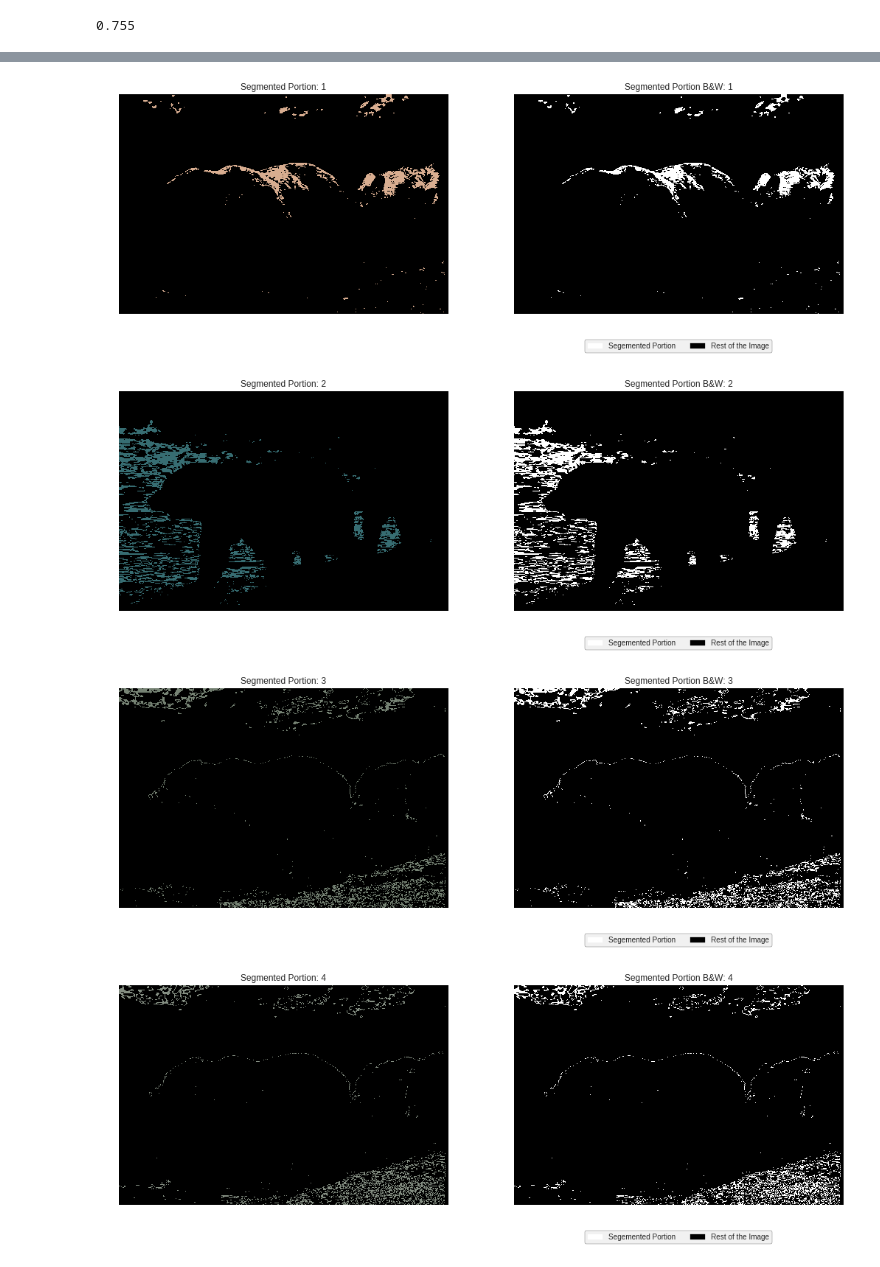
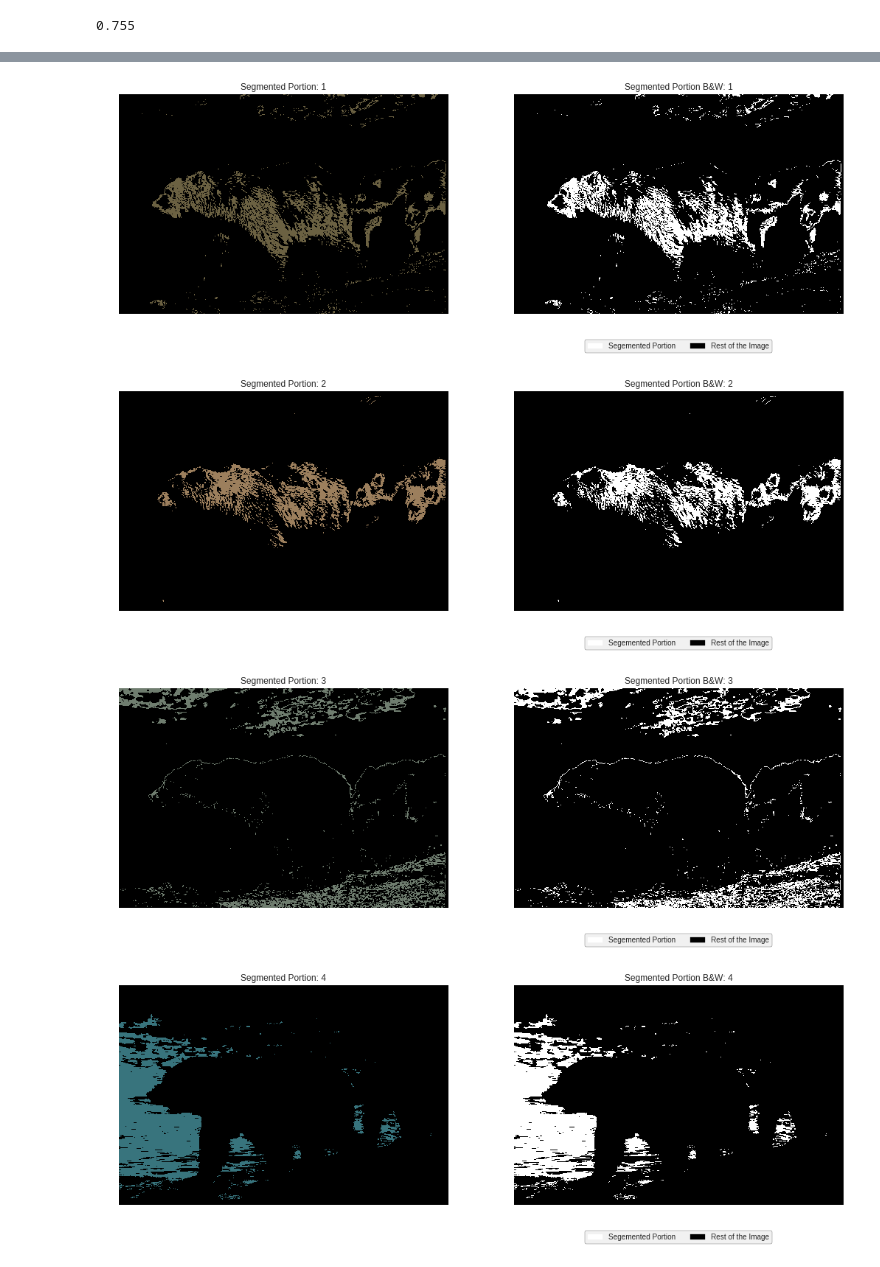
Before and after one commit to anr007/Image-Segmentation, a Jupyter notebook: Color_Quantization.ipynb, the cells around one changed output, grey strips where cells are left out. Cells and saved outputs as stored; diff of their text form; code cells hidden in the pictures.

```diff
--- a/Color_Quantization.ipynb
+++ b/Color_Quantization.ipynb
@@ -330,7 +337,15 @@ def fcm_seg(image_url,cluster_count):
 
   print("converted shape: " + str(image.shape))
 
-  cntr,u,u0,d,jm,p,fpc = fuzzy.cmeans(data=image.T,c=cluster_count,m=3, error=0.0001, maxiter=1000, init=None, seed=None)
+  #  m is the hyper- parameter that controls how fuzzy the cluster will be. The higher it is, the fuzzier the cluster will be in the end.
+  # decided by reading this paper: https://link.springer.com/chapter/10.1007%2F978-3-642-21697-8_41
+  m_hyp = 1.7
+
+  # other parameters for fcm
+  accepatble_error = 0.0001
+  max_iterations = 1000
+
+  cntr,u,u0,d,jm,p,fpc = fuzzy.cmeans(data=image.T,c=cluster_count,m=m_hyp, error=accepatble_error, maxiter=max_iterations, init=None, seed=None)
 
   fcm_centers = cntr # centers
   labels = u # membership values of a pixel for each cluster
@@ -390,7 +405,7 @@ def fcm_seg(image_url,cluster_count):
   return fuzzy_seg_image,fcm_centers
 # %%
 url = 'https://www2.eecs.berkeley.edu/Research/Projects/CS/vision/grouping/segbench/BSDS300/html/images/plain/normal/color/100075.jpg'
-clusters = 18
+clusters = 9
 fcm_seg_image,fcm_centers = fcm_seg(image_url=url,cluster_count=clusters)
 # %% [output]
 original shape: (321, 481, 3)
@@ -418,4 +424,4 @@ centers: [[216.28287463 173.21330969 144.00135016]
-[figure, old version]
+[figure, new version]
-[figure, old version]
+[figure, new version]
-[figure, old version]
+[figure, new version]
-[figure, old version]
+[figure, new version]
```
Also changed, not shown: parts of 7 cells of this notebook.
